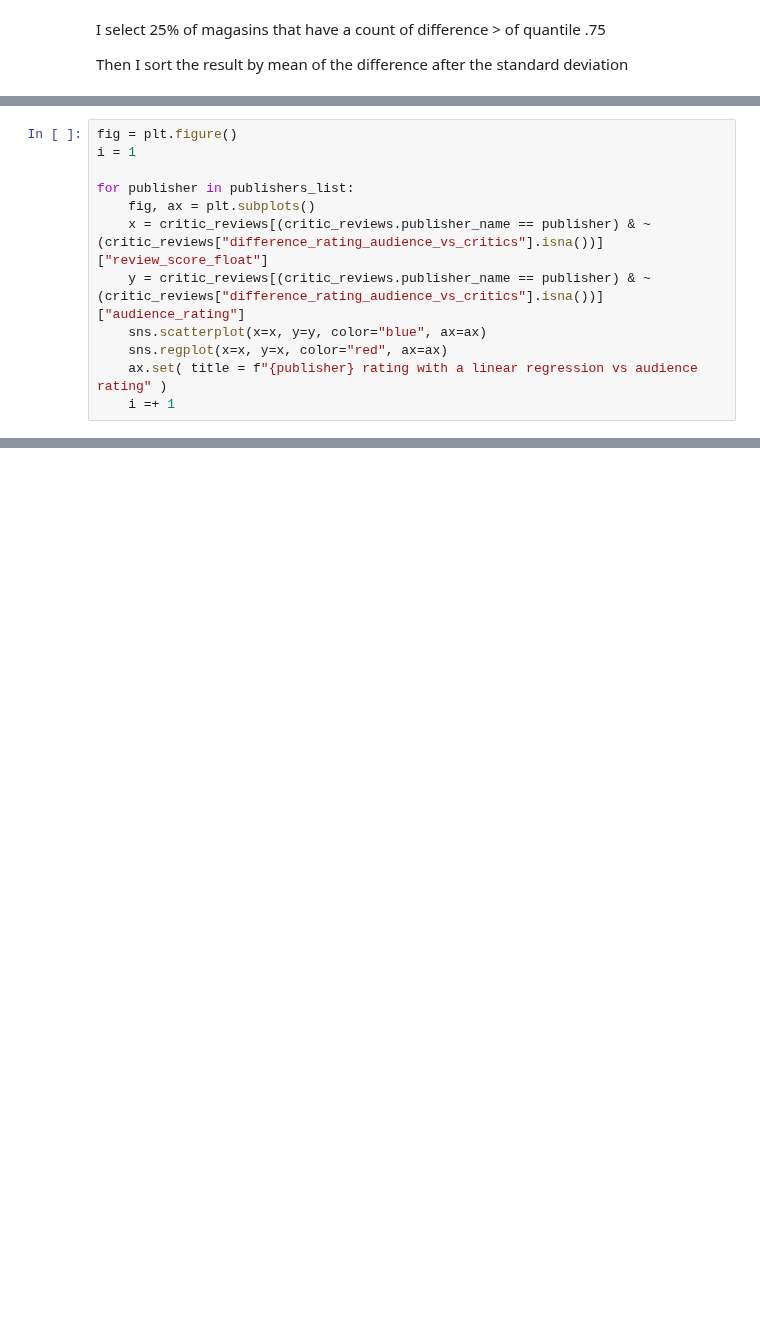
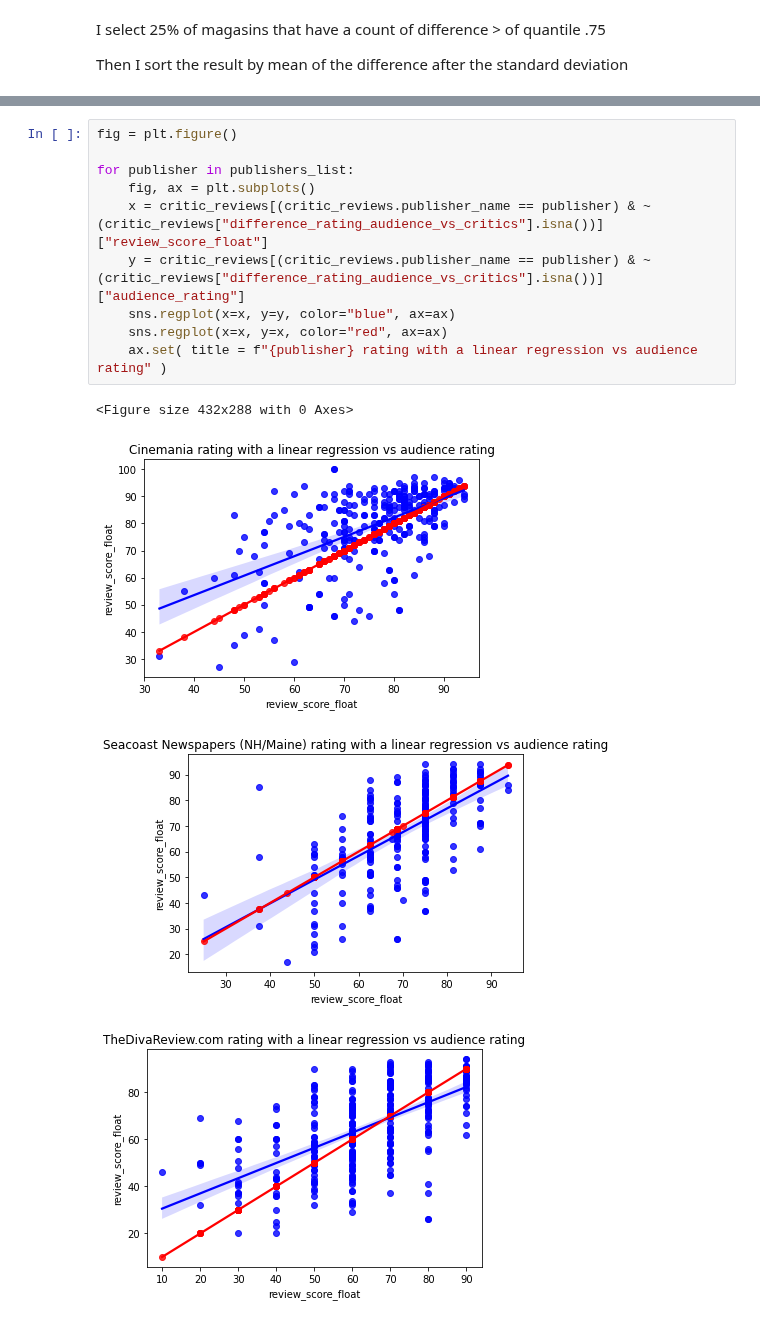
Before and after one commit to fdmdlb/nextflix, a Jupyter notebook: review_magazine_share.ipynb, the cells around one changed output, grey strips where cells are left out. Cells and saved outputs as stored; diff of their text form; blank space fills up the shorter version.

Commit message:
Add regplot instead of scatter plot to compare ratings & try to add heatmap but nothing is display

```diff
--- a/review_magazine_share.ipynb
+++ b/review_magazine_share.ipynb
@@ -179,12 +160,0 @@ publishers_list
-# %%
-fig = plt.figure()
-i = 1
-
-for publisher in publishers_list:
-    fig, ax = plt.subplots()
-    x = critic_reviews[(critic_reviews.publisher_name == publisher) & ~(critic_reviews["difference_rating_audience_vs_critics"].isna())]["review_score_float"]
-    y = critic_reviews[(critic_reviews.publisher_name == publisher) & ~(critic_reviews["difference_rating_audience_vs_critics"].isna())]["audience_rating"]
-    sns.scatterplot(x=x, y=y, color="blue", ax=ax)
-    sns.regplot(x=x, y=x, color="red", ax=ax)
-    ax.set( title = f"{publisher} rating with a linear regression vs audience rating" )
-    i =+ 1
@@ -281,0 +175,15 @@ Name: audience_rating, dtype: float64
+# %%
+fig = plt.figure()
+
+for publisher in publishers_list:
+    fig, ax = plt.subplots()
+    x = critic_reviews[(critic_reviews.publisher_name == publisher) & ~(critic_reviews["difference_rating_audience_vs_critics"].isna())]["review_score_float"]
+    y = critic_reviews[(critic_reviews.publisher_name == publisher) & ~(critic_reviews["difference_rating_audience_vs_critics"].isna())]["audience_rating"]
+    sns.regplot(x=x, y=y, color="blue", ax=ax)
+    sns.regplot(x=x, y=x, color="red", ax=ax)
+    ax.set( title = f"{publisher} rating with a linear regression vs audience rating" )
+# %% [output]
+<Figure size 432x288 with 0 Axes>
+[figure, added]
+[figure, added]
+[figure, added]
```
Also changed, not shown: parts of 32 cells of this notebook.
